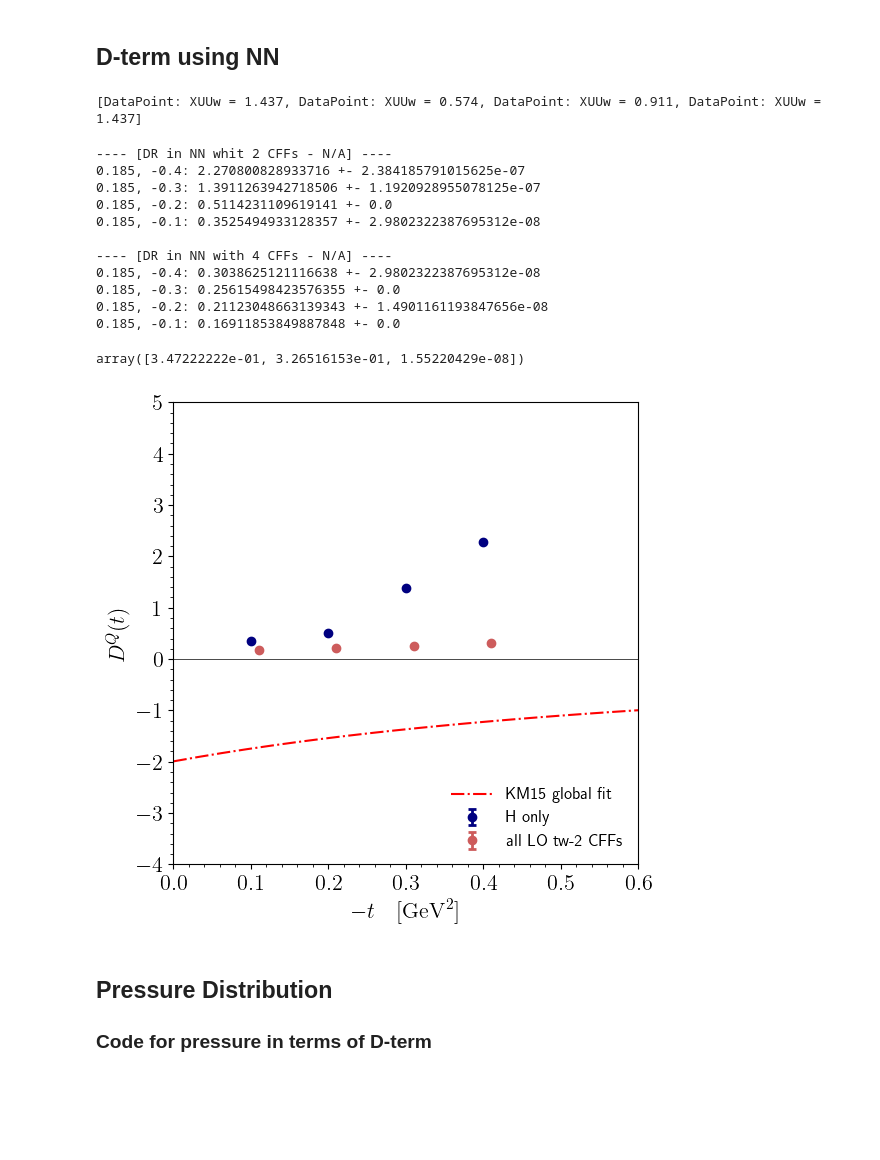
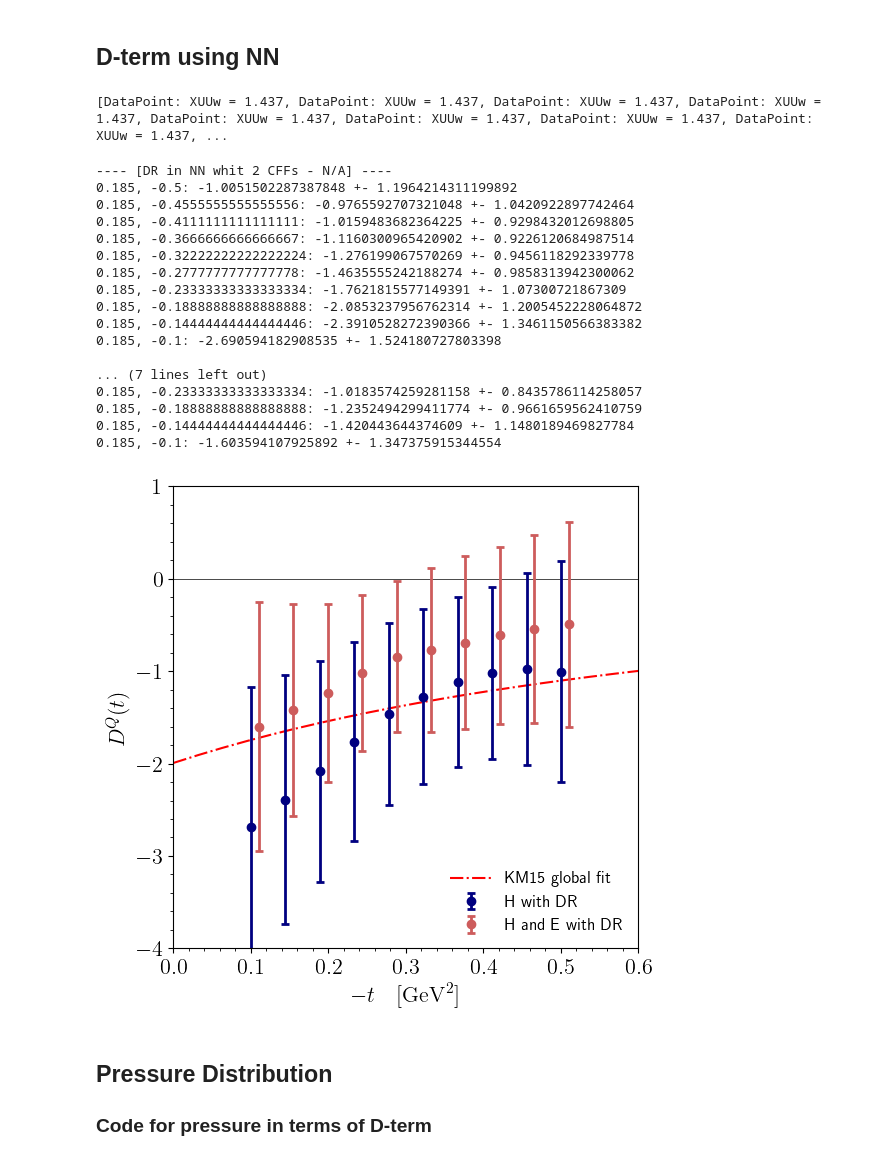
Before and after one commit to JeffersonLab/ldrdgff, a Jupyter notebook: MyDatasetTest.ipynb, the cells around one changed output. Saved outputs shown, nothing was run; the diff lists cells and outputs as text; code cells hidden in the pictures; blank space fills up the shorter version.

```diff
--- a/MyDatasetTest.ipynb
+++ b/MyDatasetTest.ipynb
@@ -271,7 +273,7 @@ class NNTest_DR(g.model.NeuralModel_DR, g.eff.DipoleEFF, g.dvcs.BMK, g.cff.Dispe
         '''Overriding the default architecture and optimizer'''
         nn_model = CustomNetwork()
         optimizer = torch.optim.Rprop(nn_model.parameters(),
-                lr=0.05)
+                lr=0.01)
         return nn_model, optimizer
 
     def subtraction(self, pt): #This should use the NN, the real part will be calculated by the CFF_Dispersion methods
@@ -491,11 +497,11 @@ fig = gplot.CLAS15xs(lines=[th,th2,th3])
 # %%
 import random
 ptts = []
-tm_list = [0.1, 0.2, 0.3, 0.4]
+tm_list = np.linspace(0.1, 0.5, 10)#[0.1, 0.2, 0.3, 0.4]
 
 for tm in tm_list:
-    rndm_idx = random.randint(0, len(tm_list)-1)
-    ptb = g.dset[102][rndm_idx].copy()  # take some random point and set/change -t
+    #rndm_idx = random.randint(0, len(tm_list)-1)
+    ptb = g.dset[102][0].copy()  # take some random point and set/change -t
     ptb.t = -tm
     ptb.tm = tm
     th15.prepare(ptb)
@@ -504,7 +510,7 @@ for tm in tm_list:
 
 print(ptts)
 # %% [output]
-[DataPoint: XUUw = 1.437, DataPoint: XUUw = 0.574, DataPoint: XUUw = 0.911, DataPoint: XUUw = 1.437]
+[DataPoint: XUUw = 1.437, DataPoint: XUUw = 1.437, DataPoint: XUUw = 1.437, DataPoint: XUUw = 1.437, DataPoint: XUUw = 1.437, DataPoint: XUUw = 1.437, DataPoint: XUUw = 1.437, DataPoint: XUUw = 1.437, ...
 # %%
 th2.name = "DR in NN whit 2 CFFs"
 th3.name = "DR in NN with 4 CFFs"
@@ -515,11 +521,16 @@ for th in [th2, th3]:
     A = []
     for pt in ptts[::-1]:
         Ds = []
-        for k in range(len(th.m.nets)):
-            th.m.parameters['nnet'] = k
+        for net in th.nets:
+            th.nn_model, th.nn_mean, th.nn_std = net
+            Ds.append(float(th.m.subtraction(pt).detach().numpy()*18./25.))
+            #print(float(-th.m.subtraction(pt).detach().numpy()*18./25.))
+            th.cffs_evaluated = False
+        #for k in range(len(th.m.nets)):
+            #th.m.parameters['nnet'] = k
             # NOTE: subtraction in code is equal to -\Delta(t) !
-            Ds.append(-th.m.subtraction(pt).detach().numpy()*18./25.)
-            #print(-th2.m.ImH(pt).detach().numpy()*18./25.)
+            #Ds.append(-th.m.subtraction(pt).detach().numpy()*18./25.)
+            #print(-th.m.subtraction(pt).detach().numpy()*18./25.)
         Ds = np.array(Ds)
         print("{}, {}: {} +- {}".format(pt.xB, pt.t, Ds.mean(), Ds.std()))
         A.append((pt.tm, Ds.mean(), Ds.std()))
@@ -527,53 +538,55 @@ for th in [th2, th3]:
     D.append(A)
 # %% [output]
 ---- [DR in NN whit 2 CFFs - N/A] ----
-0.185, -0.4: 2.270800828933716 +- 2.384185791015625e-07
-0.185, -0.3: 1.3911263942718506 +- 1.1920928955078125e-07
-0.185, -0.2: 0.5114231109619141 +- 0.0
-0.185, -0.1: 0.3525494933128357 +- 2.9802322387695312e-08
+0.185, -0.5: -1.0051502287387848 +- 1.1964214311199892
+0.185, -0.4555555555555556: -0.9765592707321048 +- 1.0420922897742464
+0.185, -0.4111111111111111: -1.0159483682364225 +- 0.9298432012698805
+0.185, -0.3666666666666667: -1.1160300965420902 +- 0.9226120684987514
+0.185, -0.32222222222222224: -1.276199067570269 +- 0.9456118292339778
+0.185, -0.2777777777777778: -1.4635555242188274 +- 0.9858313942300062
+0.185, -0.23333333333333334: -1.7621815577149391 +- 1.07300721867309
+0.185, -0.18888888888888888: -2.0853237956762314 +- 1.2005452228064872
+0.185, -0.14444444444444446: -2.3910528272390366 +- 1.3461150566383382
+0.185, -0.1: -2.690594182908535 +- 1.524180727803398
 
----- [DR in NN with 4 CFFs - N/A] ----
-0.185, -0.4: 0.3038625121116638 +- 2.9802322387695312e-08
-0.185, -0.3: 0.25615498423576355 +- 0.0
-0.185, -0.2: 0.21123048663139343 +- 1.4901161193847656e-08
-0.185, -0.1: 0.16911853849887848 +- 0.0
+... (7 lines left out)
+0.185, -0.23333333333333334: -1.0183574259281158 +- 0.8435786114258057
+0.185, -0.18888888888888888: -1.2352494299411774 +- 0.9661659562410759
+0.185, -0.14444444444444446: -1.420443644374609 +- 1.1480189469827784
+0.185, -0.1: -1.603594107925892 +- 1.347375915344554
-# %%
-np.array(D[1]).mean(axis=0)*(25./18.)
-# %% [output]
-array([3.47222222e-01, 3.26516153e-01, 1.55220429e-08])
 # %%
 NPTS = 20
 ts = np.linspace(0, 0.6, NPTS)
 KMS = np.array([-(18./25.)*2.768/(1.+tm/1.204**2)**2 for tm in ts])
 CDS = np.array(D[0])
 CADS = np.array(D[1])
 fig, ax = plt.subplots(1, 1,  figsize=[6,6])
 ax.axhline(y=0, linewidth=0.5, color='k')  # y=0 thin line
 ax.plot(ts, KMS, 'r-.', label='KM15 global fit')
 ax.errorbar(CDS[:,0], CDS[:,1], CDS[:,2], linestyle='None', color='navy',
-            elinewidth=2, capsize=3, capthick=2, marker='o', label='H only')
+            elinewidth=2, capsize=3, capthick=2, marker='o', label='H with DR')
 ax.errorbar(CADS[:,0,]+0.01, CADS[:,1], CADS[:,2], linestyle='None', elinewidth=2,
-            capsize=3, capthick=2, marker='o', color='indianred', label='all LO tw-2 CFFs')
+            capsize=3, capthick=2, marker='o', color='indianred', label='H and E with DR')
 
 ax.set_xlim(0.0, 0.6)
-ax.set_ylim(-4, 5)
+ax.set_ylim(-4, 1)
 ax.legend(loc=4, handlelength=2.5,
             prop=matplotlib.font_manager.FontProperties(size="large")
         ).draw_frame(0)
 ax.set_xlabel(r'$-t \quad [{\rm GeV}^2]$', fontsize=16)
 ax.set_ylabel(r'$D^{Q}(t)$', fontsize=16)
 ax.tick_params(axis='both', which='major', labelsize=16)
 ax.tick_params(axis='both', which='minor', labelsize=16)
 ax.xaxis.set_major_locator(
         matplotlib.ticker.MultipleLocator(0.1))
 ax.xaxis.set_minor_locator(
         matplotlib.ticker.MultipleLocator(0.02))
 ax.yaxis.set_major_locator(
         matplotlib.ticker.MultipleLocator(1.))
 ax.yaxis.set_minor_locator(
         matplotlib.ticker.MultipleLocator(0.2))
 # %% [output]
-[figure, old version]
+[figure, new version]
 # %% [markdown]
 ## Pressure Distribution
 ### Code for pressure in terms of D-term
```
Also changed, not shown: parts of 25 cells of this notebook, 8 other files.
